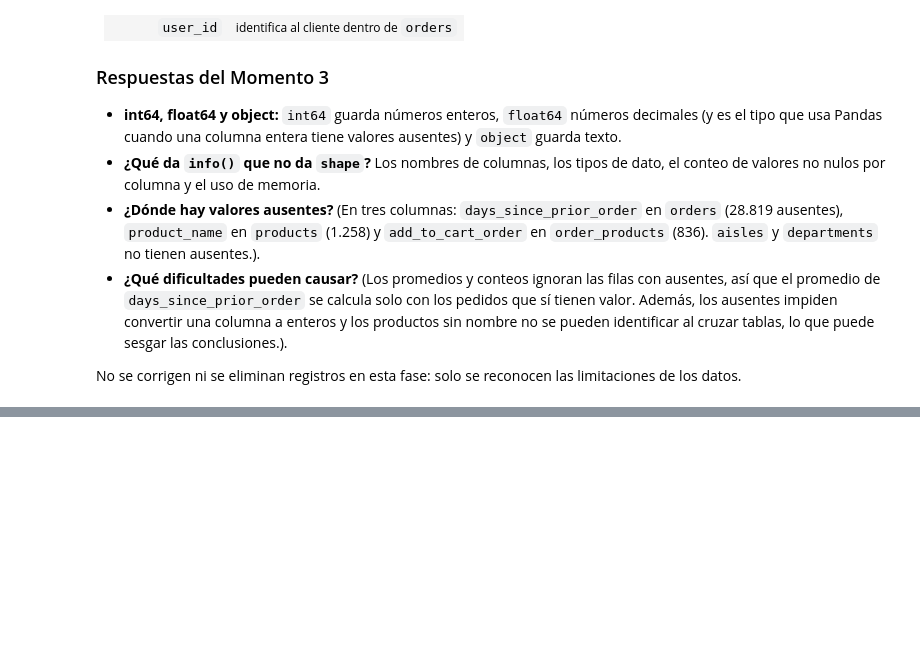
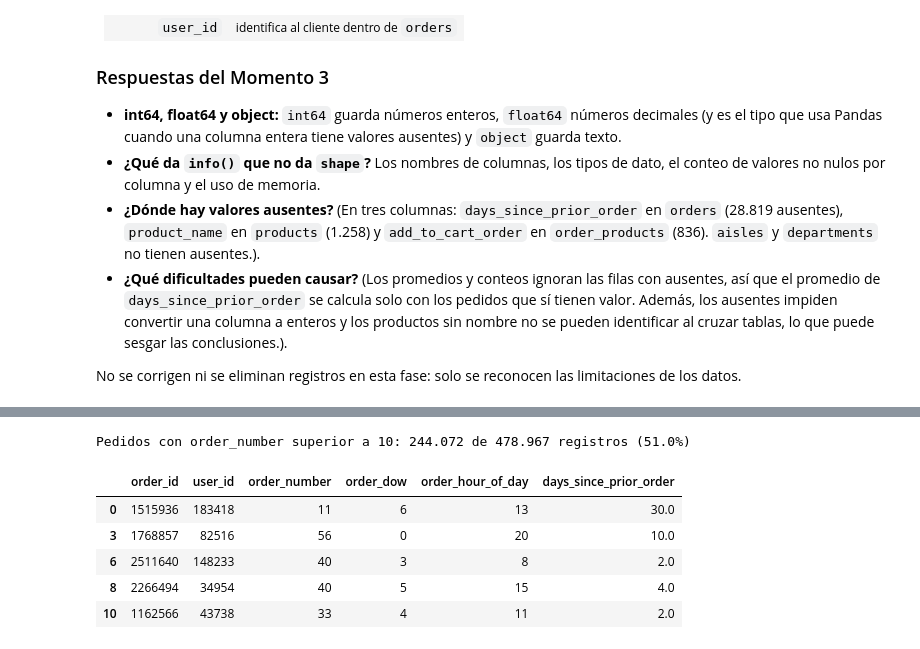
Before and after one commit to brandonmesamm-png/instacart-analisis, a Jupyter notebook: notebooks/01_exploracion.ipynb, the cells around one changed output, grey strips where cells are left out. Cells and saved outputs as stored; diff of their text form; code cells hidden in the pictures; blank space fills up the shorter version.

```diff
--- a/notebooks/01_exploracion.ipynb
+++ b/notebooks/01_exploracion.ipynb
@@ -210,0 +280,12 @@ No se corrigen ni se eliminan registros en esta fase: solo se reconocen las limi
+# %%
+# 5. Pedidos con order_number superior a 10 (orders)
+r = orders.loc[orders["order_number"] > 10]
+mostrar(r, len(orders), "Pedidos con order_number superior a 10")
+# %% [output]
+Pedidos con order_number superior a 10: 244.072 de 478.967 registros (51.0%)
+|  | order_id | user_id | order_number | order_dow | order_hour_of_day | days_since_prior_order |
+| 0 | 1515936 | 183418 | 11 | 6 | 13 | 30.0 |
+| 3 | 1768857 | 82516 | 56 | 0 | 20 | 10.0 |
+| 6 | 2511640 | 148233 | 40 | 3 | 8 | 2.0 |
+| 8 | 2266494 | 34954 | 40 | 5 | 15 | 4.0 |
+| 10 | 1162566 | 43738 | 33 | 4 | 11 | 2.0 |
```
Also changed, not shown: parts of 14 cells of this notebook.
